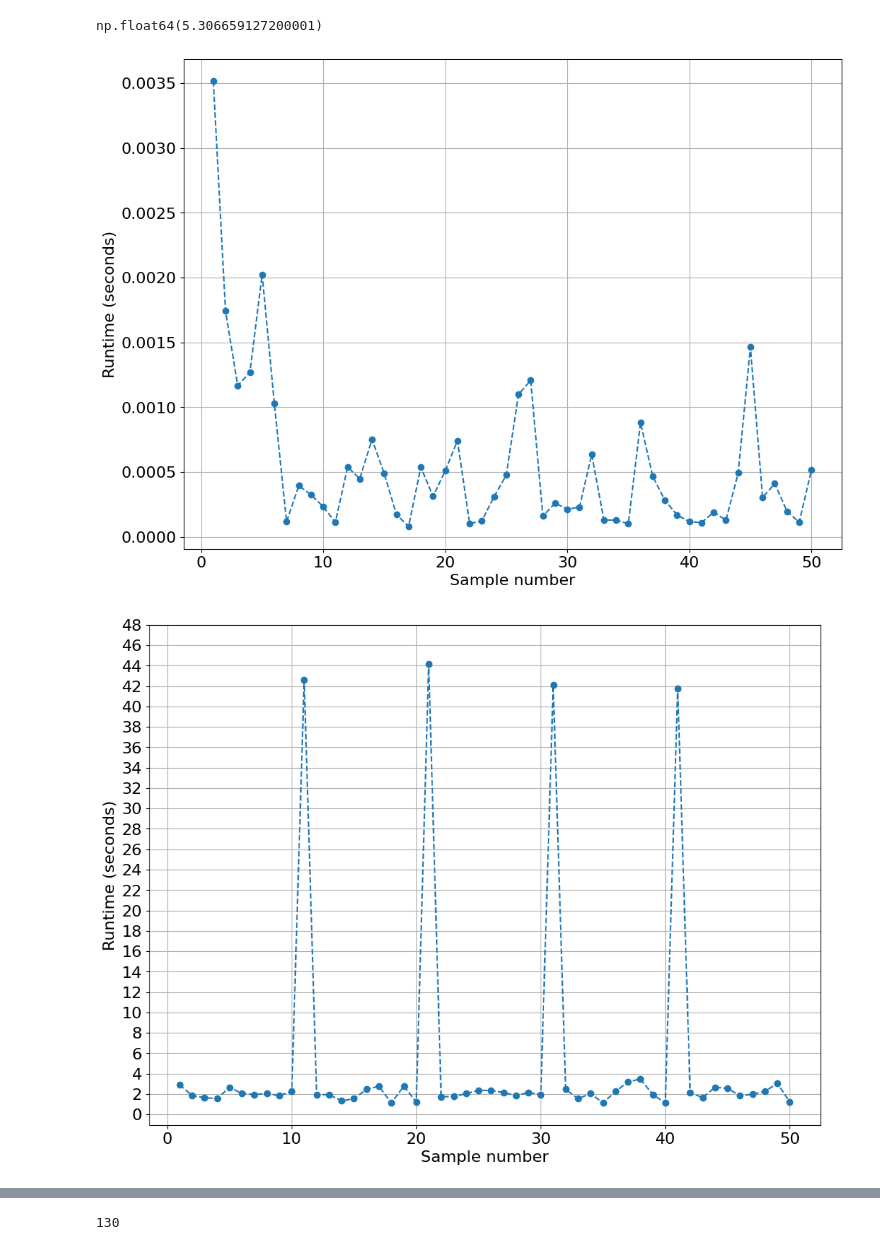
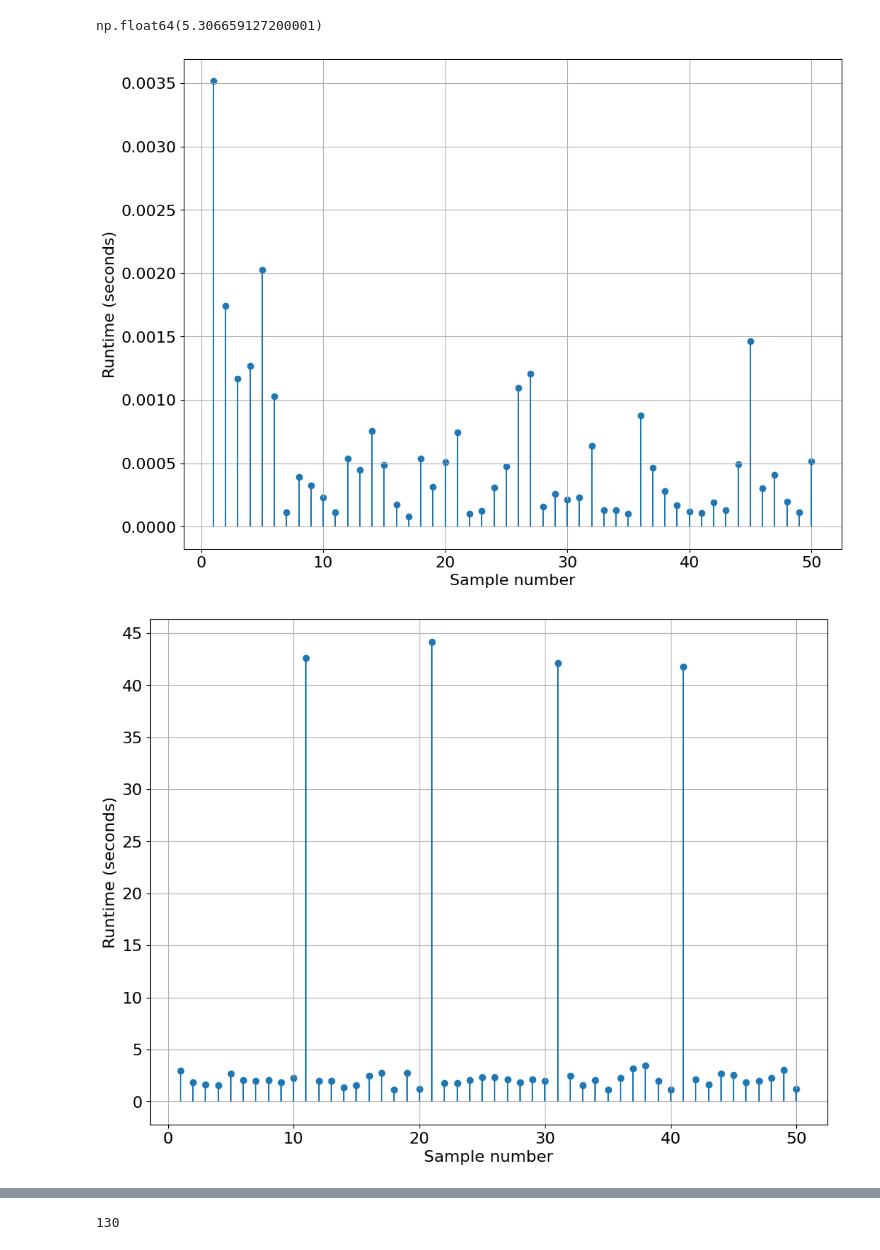
Before and after one commit to schmidtvinicius/text2sql, a Jupyter notebook: text2sql_analysis.ipynb, the cells around one changed output, grey strips where cells are left out. Drawn from its saved outputs; the diff is of its cells as text; code cells hidden in the pictures.

Commit message:
Added new analysis notebook with slightly different scatter plots

```diff
--- a/text2sql_analysis.ipynb
+++ b/text2sql_analysis.ipynb
@@ -166,8 +166,9 @@ plot_runtime(runtime_test_llm_based_zero_shot, 'Runtime of the 50 test questions
 # %%
 def scatter_plot_runtime(runtime: np.ndarray, title=None, yticks=None):
     fig, ax = plt.subplots(figsize=(12,9))
-    ax.plot(np.arange(1,51), runtime, linestyle='--', marker='o')
+    ax.scatter(np.arange(1,51), runtime)
     ax.set_title(title)
+    ax.vlines(np.arange(1,51), np.zeros(50), runtime)
     ax.set_xlabel('Sample number', fontsize=16)
     ax.set_xticklabels(ax.get_xticklabels(), fontsize=16)
     ax.set_ylabel('Runtime (seconds)', fontsize=16)
@@ -182,11 +183,11 @@ runtime_train_llm_based_zero_shot.mean()
 np.float64(5.306659127200001)
 # %%
 scatter_plot_runtime(runtime_train_rule_based)
-scatter_plot_runtime(runtime_train_llm_based_zero_shot, yticks=np.arange(0,50,2))
+scatter_plot_runtime(runtime_train_llm_based_zero_shot, yticks=np.arange(0,50,5))
 scatter_plot_runtime(runtime_train_llm_based_few_shot)
 scatter_plot_runtime(runtime_test_rule_based)
 scatter_plot_runtime(runtime_test_llm_based_zero_shot, yticks=np.arange(0,50,5))
 scatter_plot_runtime(runtime_test_llm_based_few_shot)
 # %% [output]
-[figure, old version]
+[figure, new version]
-[figure, old version]
+[figure, new version]
```
Also changed, not shown: parts of 2 cells of this notebook.
